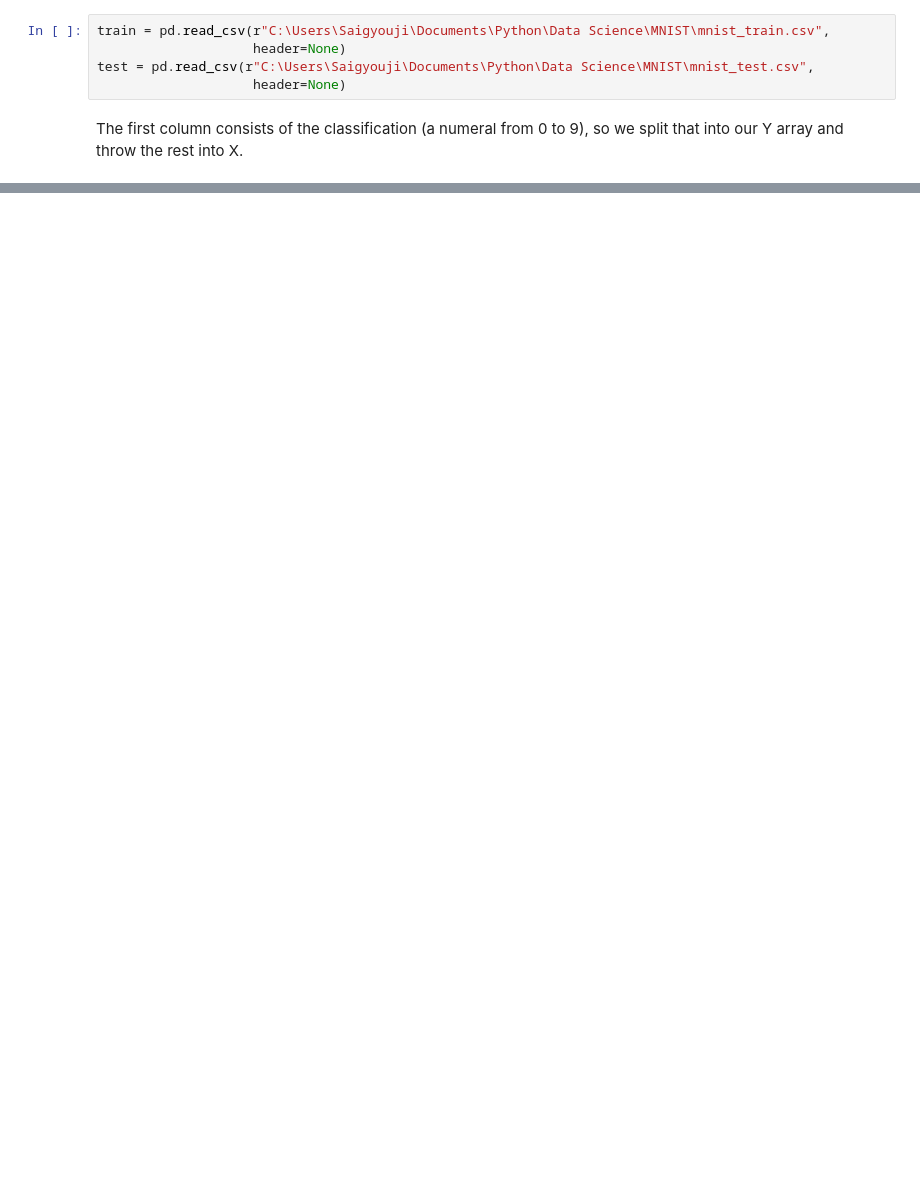
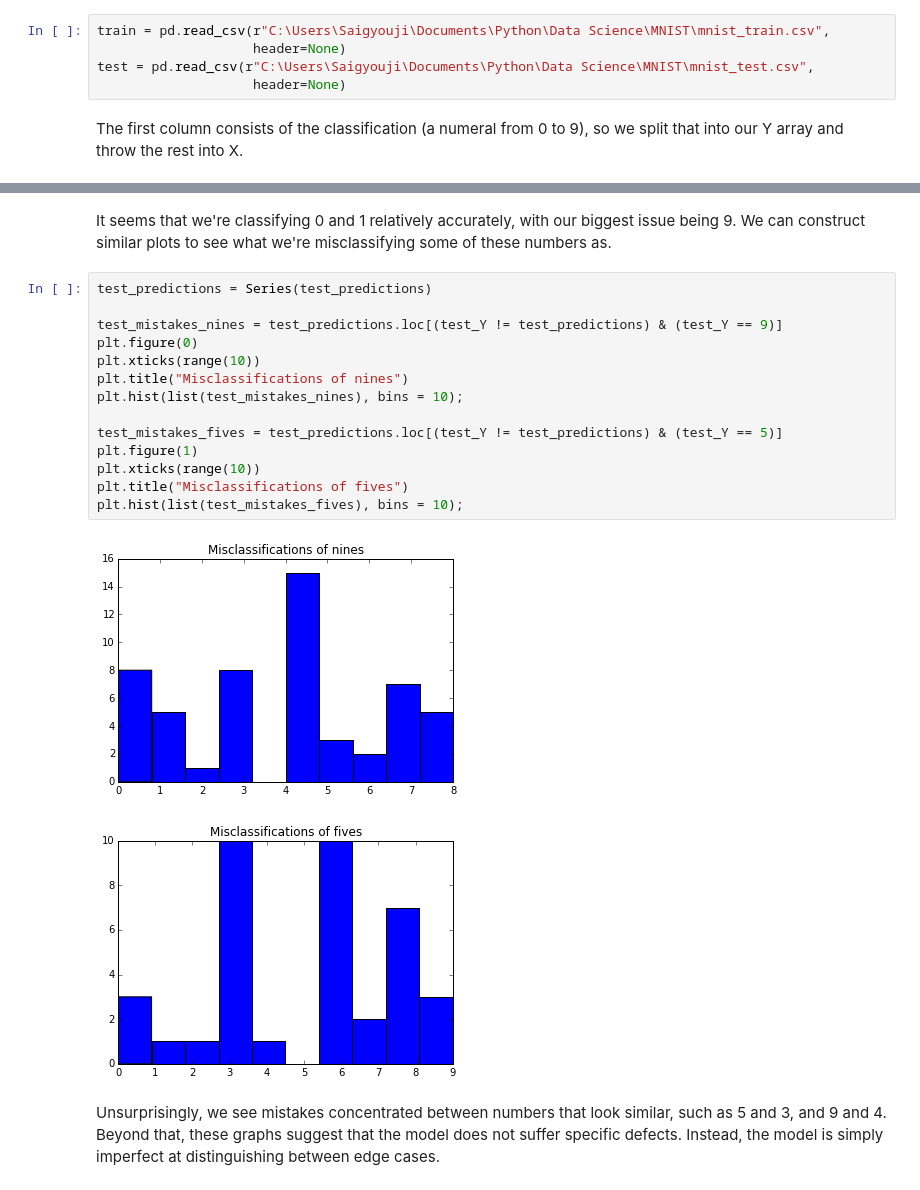
Before and after one commit to AK-Saigyouji/Python-Machine-Learning, a Jupyter notebook: Neural Network.ipynb, the cells around one changed output, grey strips where cells are left out. Cells and saved outputs as stored; diff of their text form; blank space fills up the shorter version.

```diff
--- a/Neural Network.ipynb
+++ b/Neural Network.ipynb
@@ -296,0 +337,21 @@ As we can see, a significant proportion of pixels are always white, and a larger
+# %% [markdown]
+It seems that we're classifying 0 and 1 relatively accurately, with our biggest issue being 9. We can construct similar plots to see what we're misclassifying some of these numbers as.
+# %%
+test_predictions = Series(test_predictions)
+
+test_mistakes_nines = test_predictions.loc[(test_Y != test_predictions) & (test_Y == 9)]
+plt.figure(0)
+plt.xticks(range(10))
+plt.title("Misclassifications of nines")
+plt.hist(list(test_mistakes_nines), bins = 10);
+
+test_mistakes_fives = test_predictions.loc[(test_Y != test_predictions) & (test_Y == 5)]
+plt.figure(1)
+plt.xticks(range(10))
+plt.title("Misclassifications of fives")
+plt.hist(list(test_mistakes_fives), bins = 10);
+# %% [output]
+[figure, added]
+[figure, added]
+# %% [markdown]
+Unsurprisingly, we see mistakes concentrated between numbers that look similar, such as 5 and 3, and 9 and 4. Beyond that, these graphs suggest that the model does not suffer specific defects. Instead, the model is simply imperfect at distinguishing between edge cases.
```
Also changed, not shown: parts of 17 cells of this notebook.
